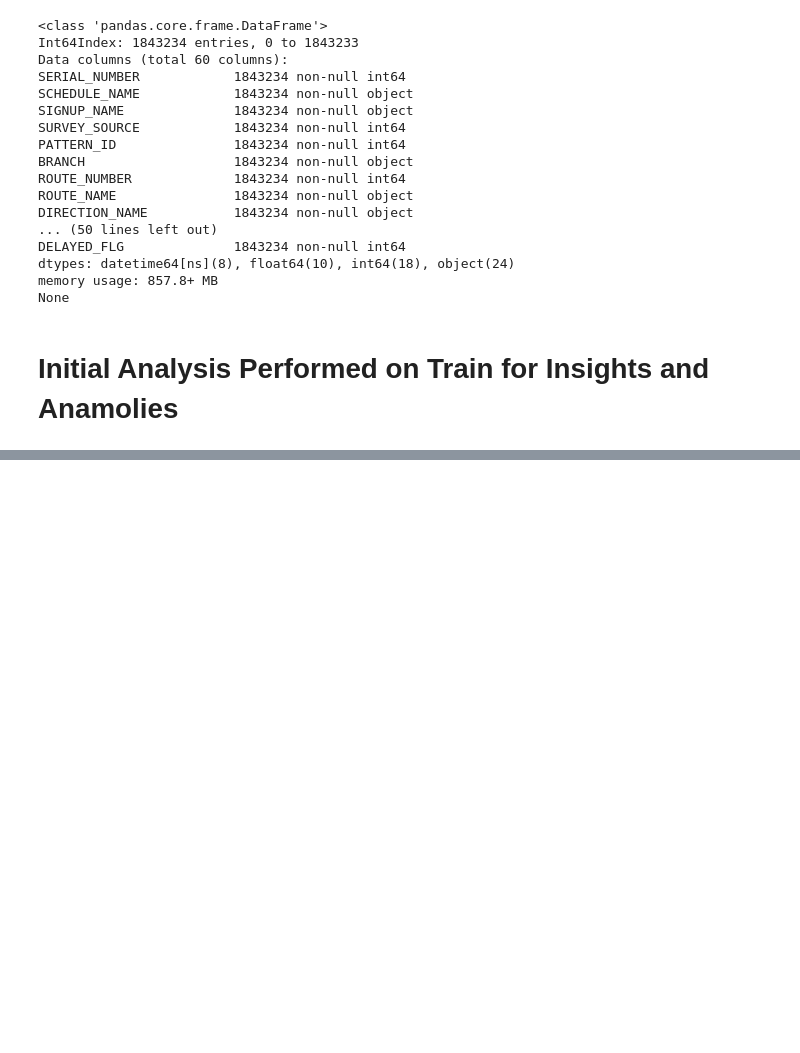
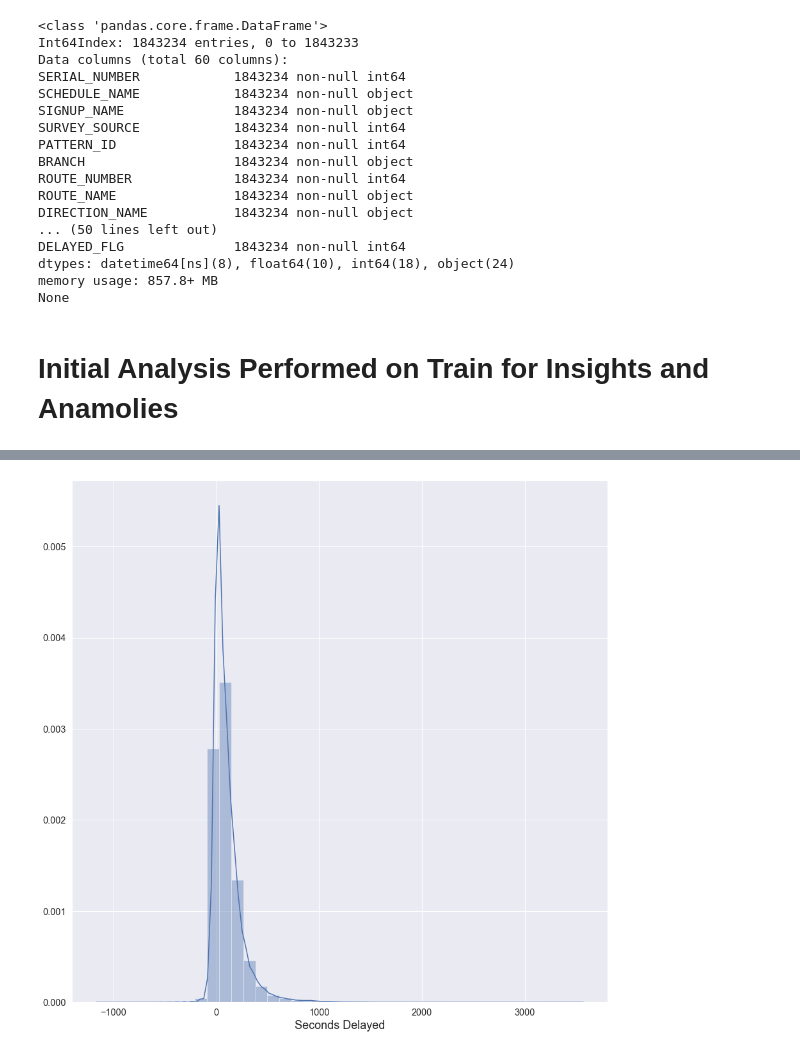
Before and after one commit to jasonsum/Springboard, a Jupyter notebook: Capstone1_RTD/RTD_Analysis.ipynb, the cells around one changed output, grey strips where cells are left out. Drawn from its saved outputs; the diff is of its cells as text; code cells hidden in the pictures; blank space fills up the shorter version.

```diff
--- a/Capstone1_RTD/RTD_Analysis.ipynb
+++ b/Capstone1_RTD/RTD_Analysis.ipynb
@@ -1125,0 +1101,90 @@ plt.show()
+# %%
+# Create smaller dataframe filtered to records that are not at the end of their respective line.
+trains = trains_games[['DEPARTURE_DELAY',
+                       'BRANCH',
+                       'DIRECTION_NAME',
+                       'DELAYED_FLG',
+                       'TIME_PERIOD',
+                       'STOPNAME'
+                      ]].loc[trains_games['END_OF_LINE'] == 0]
+
+# Find average delayed departure.
+total_mean = trains['DEPARTURE_DELAY'].mean()
+print('Average seconds delay: ' + str(total_mean))
+
+# View number of station departures that are late and early.
+delay_pct = trains.DELAYED_FLG.value_counts(normalize=True, sort=False).mul(100)
+delay_pct.index.name = 'delayed_departure'
+delay_pct.name = 'percentage'
+display(delay_pct.to_frame())
+
+# Create histogram of DEPARTURE_DELAY.
+plt.figure(figsize=(15,15))
+sns.distplot(trains['DEPARTURE_DELAY'],
+            bins = 40)
+plt.xlabel('Seconds Delayed')
+plt.show()
+
+# Average DEPARTURE_DELAY by BRANCH.
+branch_mean_delay = trains[['BRANCH','DEPARTURE_DELAY']].groupby('BRANCH', as_index=False).mean()
+branch_mean_delay.columns=['branch','avg_seconds_delay']
+#branch_mean_delay.index.name = 'branch'
+display(branch_mean_delay)
+
+# Show average DEPARTURE_DELAY by BRANCH barchart visualization.
+plt.figure(figsize=(20,20))
+plt.subplot(2,2,1)
+sns.barplot(x='branch',
+             y='avg_seconds_delay',
+             data = branch_mean_delay,
+             color='indianred',
+             saturation = 0.5)
+plt.ylabel('Avg Seconds Delayed')
+plt.title('Avg Delays by Branch',size=25)
+plt.xlabel('Branch')
+
+
+# Show BOXPLOT view of delayed departures by branch.
+plt.subplot(2,2,2)
+sns.boxplot(x='BRANCH',
+             y='DEPARTURE_DELAY',
+             data = trains.sort_values('BRANCH'),
+             showfliers=False,
+             color='indianred',
+             saturation = 0.5)
+plt.ylabel('Seconds Delayed')
+plt.xlabel('Branch')
+plt.title('Delays by Branch',size=25)
+
+# Compare volume of delayed and on-time/early departures by BRANCH
+plt.subplot(2,2,3)
+sns.countplot(x='BRANCH',
+             data=trains.sort_values('BRANCH'),
+             hue='DELAYED_FLG',
+             palette={1:'r',
+                     0:'g'})
+plt.xlabel('Branch')
+plt.ylabel('Departure Volume')
+plt.title('Delay Departure Volume by Branch',size=25)
+plt.legend(title='early (0) / delayed (1)')
+
+# Compare average number of seconds early and delayed by BRANCH
+early_late_delay = trains[['BRANCH','DEPARTURE_DELAY','DELAYED_FLG']].groupby(['BRANCH','DELAYED_FLG'],as_index=False).mean()
+early_late_delay.columns=['branch','delayed_flg','avg_seconds_delay']
+early_late_delay.sort_values('branch',inplace=True)
+#early_late_delay.delayed_flg = early_late_delay.delayed_flg.map({1:'late',0:'early'})
+plt.subplot(2,2,4)
+sns.barplot(x='branch',
+           y='avg_seconds_delay',
+           hue='delayed_flg',
+           data=early_late_delay,
+           palette={1:'r',
+                     0:'g'}
+           )
+plt.xlabel('Branch')
+plt.ylabel('Avg Seconds Delayed')
+plt.title('Avg Delay and Early Departure by Branch',size=25)
+plt.legend(title='early (0) / delayed (1)')
+plt.tight_layout()
+plt.show()
+# %% [output]
@@ -1125,0 +1196 @@ plt.show()
+[figure, added]
```
Also changed, not shown: parts of 173 cells of this notebook, 16 other files.
